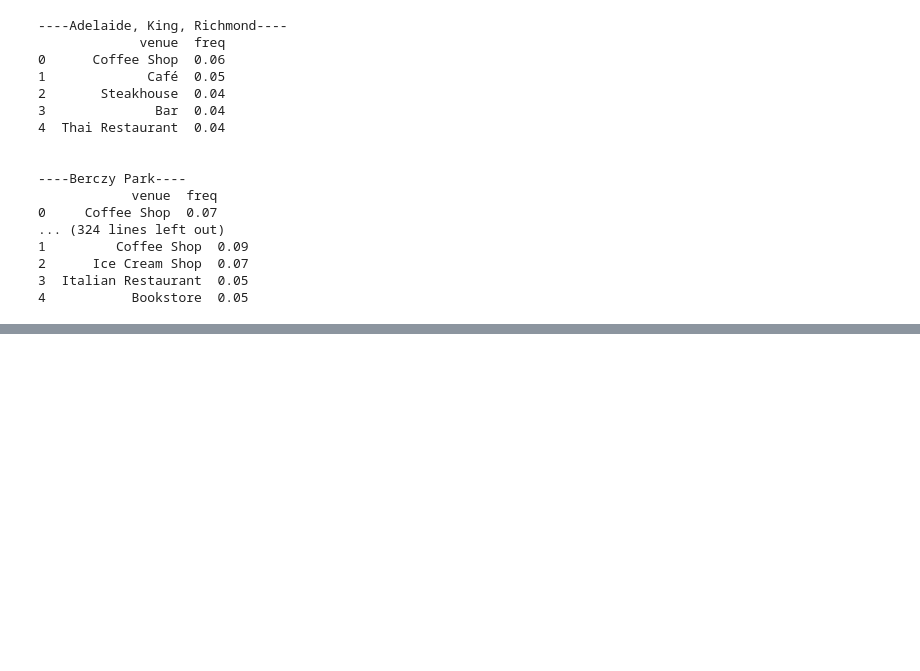
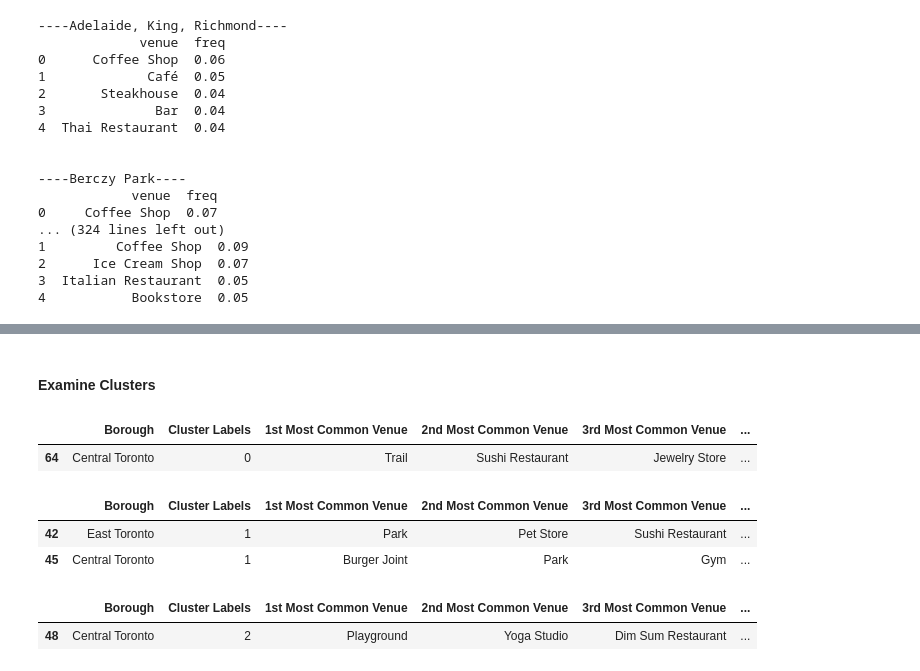
Before and after one commit to lisanammah/Coursera_Capstone-1, a Jupyter notebook: Week3Assignment/toronto_neighborhoods.ipynb, the cells around one changed output, grey strips where cells are left out. Drawn from its saved outputs; the diff is of its cells as text; code cells hidden in the pictures; blank space fills up the shorter version.

```diff
--- a/Week3Assignment/toronto_neighborhoods.ipynb
+++ b/Week3Assignment/toronto_neighborhoods.ipynb
@@ -341,0 +461,18 @@ for hood in toronto_grouped['Neighbourhood']:
+# %% [markdown]
+#### Examine Clusters
+# %%
+toronto_merged.loc[toronto_merged['Cluster Labels'] == 0, toronto_merged.columns[[1] + list(range(5, toronto_merged.shape[1]))]]
+# %% [output]
+|  | Borough | Cluster Labels | 1st Most Common Venue | 2nd Most Common Venue | 3rd Most Common Venue | ... |
+| 64 | Central Toronto | 0 | Trail | Sushi Restaurant | Jewelry Store | ... |
+# %%
+toronto_merged.loc[toronto_merged['Cluster Labels'] == 1, toronto_merged.columns[[1] + list(range(5, toronto_merged.shape[1]))]]
+# %% [output]
+|  | Borough | Cluster Labels | 1st Most Common Venue | 2nd Most Common Venue | 3rd Most Common Venue | ... |
+| 42 | East Toronto | 1 | Park | Pet Store | Sushi Restaurant | ... |
+| 45 | Central Toronto | 1 | Burger Joint | Park | Gym | ... |
+# %%
+toronto_merged.loc[toronto_merged['Cluster Labels'] == 2, toronto_merged.columns[[1] + list(range(5, toronto_merged.shape[1]))]]
+# %% [output]
+|  | Borough | Cluster Labels | 1st Most Common Venue | 2nd Most Common Venue | 3rd Most Common Venue | ... |
+| 48 | Central Toronto | 2 | Playground | Yoga Studio | Dim Sum Restaurant | ... |
```
Also changed, not shown: parts of 18 cells of this notebook, 1 other file.
